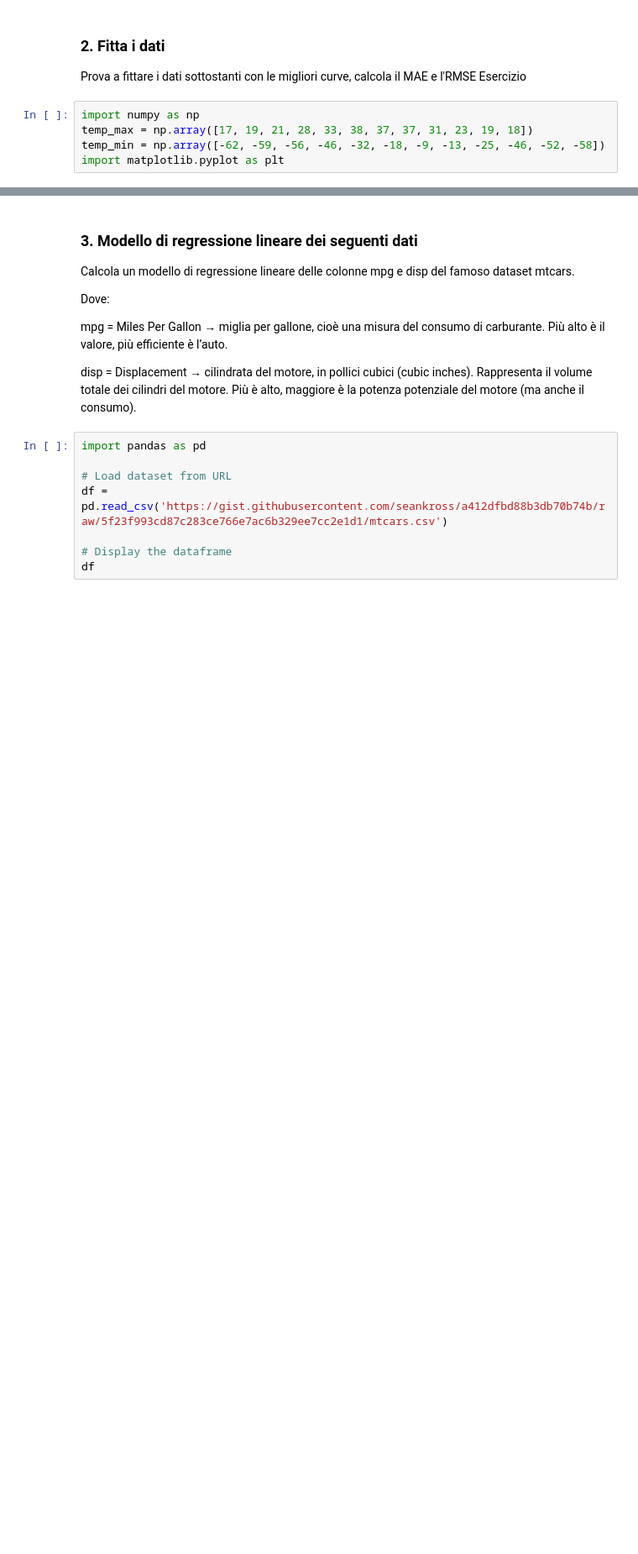
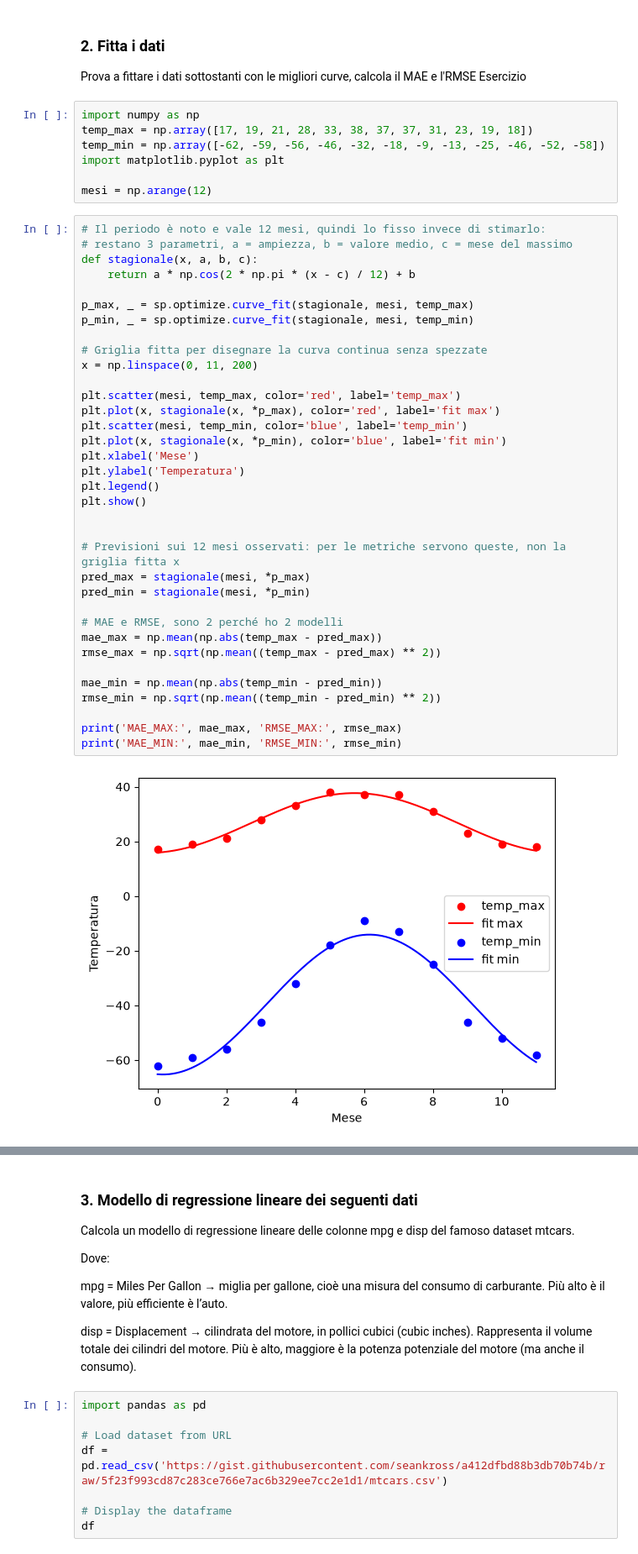
Before and after one commit to Andreabur06/ProgrammingLab, a Jupyter notebook: ESERCIZI/7.4_esercizi_lez7.ipynb, the cells around one changed output, grey strips where cells are left out. Shown at 84% size. Cells and saved outputs as stored; diff of their text form; blank space fills up the shorter version.

```diff
--- a/ESERCIZI/7.4_esercizi_lez7.ipynb
+++ b/ESERCIZI/7.4_esercizi_lez7.ipynb
@@ -49,3 +54,42 @@ import numpy as np
 temp_max = np.array([17, 19, 21, 28, 33, 38, 37, 37, 31, 23, 19, 18])
 temp_min = np.array([-62, -59, -56, -46, -32, -18, -9, -13, -25, -46, -52, -58])
 import matplotlib.pyplot as plt
+
+mesi = np.arange(12)
+# %%
+# Il periodo è noto e vale 12 mesi, quindi lo fisso invece di stimarlo:
+# restano 3 parametri, a = ampiezza, b = valore medio, c = mese del massimo
+def stagionale(x, a, b, c):
+    return a * np.cos(2 * np.pi * (x - c) / 12) + b
+
+p_max, _ = sp.optimize.curve_fit(stagionale, mesi, temp_max)
+p_min, _ = sp.optimize.curve_fit(stagionale, mesi, temp_min)
+
+# Griglia fitta per disegnare la curva continua senza spezzate
+x = np.linspace(0, 11, 200)
+
+plt.scatter(mesi, temp_max, color='red', label='temp_max')
+plt.plot(x, stagionale(x, *p_max), color='red', label='fit max')
+plt.scatter(mesi, temp_min, color='blue', label='temp_min')
+plt.plot(x, stagionale(x, *p_min), color='blue', label='fit min')
+plt.xlabel('Mese')
+plt.ylabel('Temperatura')
+plt.legend()
+plt.show()
+
+
+# Previsioni sui 12 mesi osservati: per le metriche servono queste, non la griglia fitta x
+pred_max = stagionale(mesi, *p_max)
+pred_min = stagionale(mesi, *p_min)
+
+# MAE e RMSE, sono 2 perché ho 2 modelli
+mae_max = np.mean(np.abs(temp_max - pred_max))
+rmse_max = np.sqrt(np.mean((temp_max - pred_max) ** 2))
+
+mae_min = np.mean(np.abs(temp_min - pred_min))
+rmse_min = np.sqrt(np.mean((temp_min - pred_min) ** 2))
+
+print('MAE_MAX:', mae_max, 'RMSE_MAX:', rmse_max)
+print('MAE_MIN:', mae_min, 'RMSE_MIN:', rmse_min)
+# %% [output]
+[figure, added]
```
Also changed, not shown: parts of 3 cells of this notebook.
